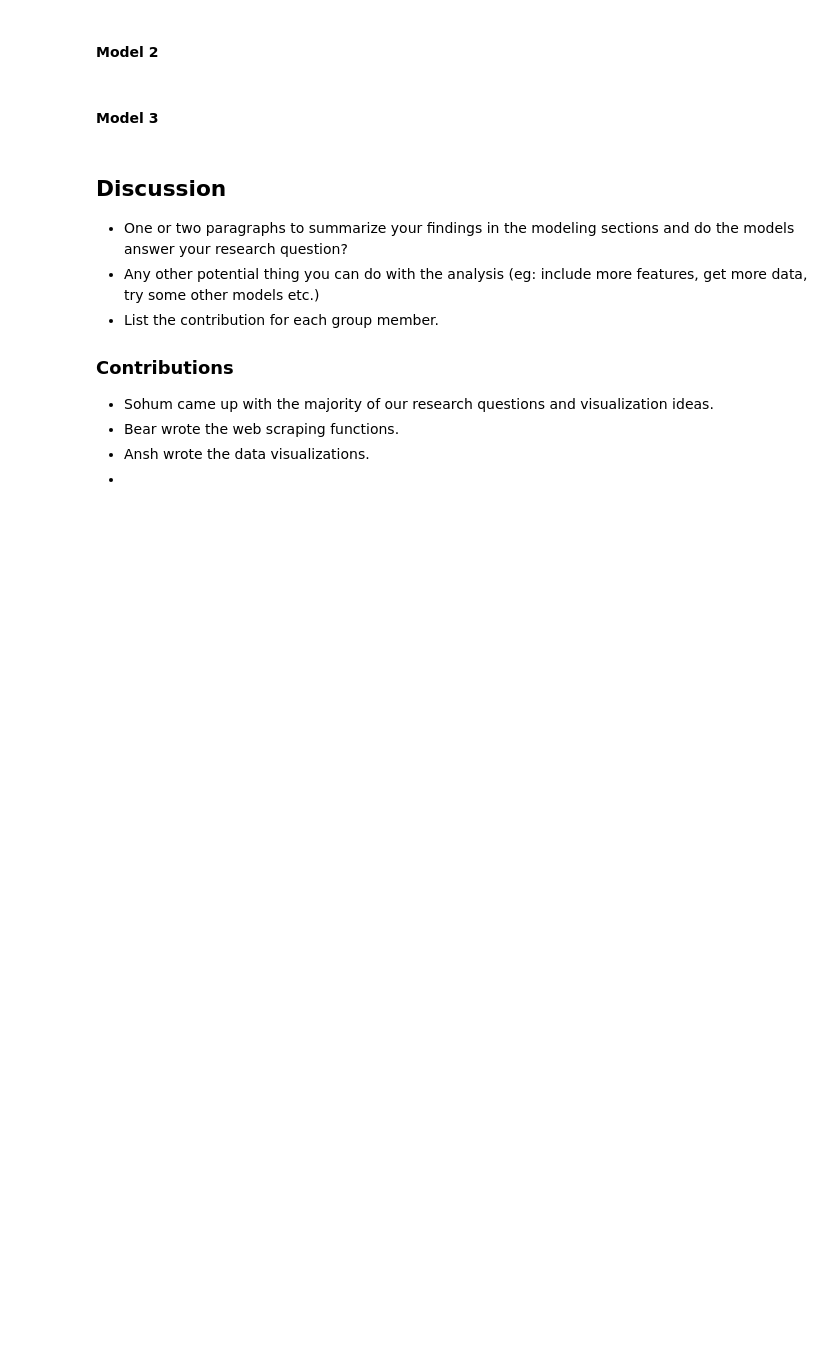
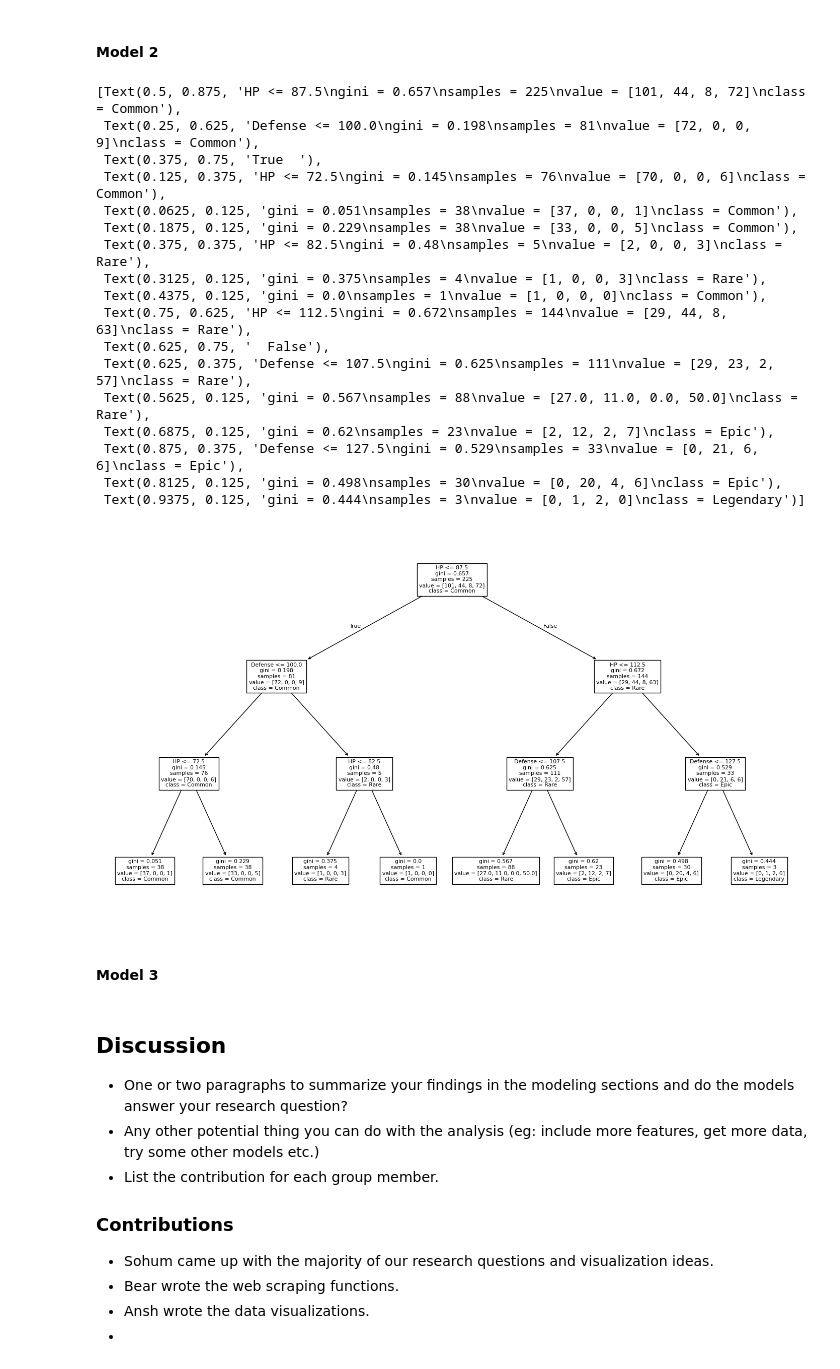
Before and after one commit to sbalsara05/DS3000Project, a Jupyter notebook: template.ipynb, the cells around one changed output. Saved outputs shown, nothing was run; the diff lists cells and outputs as text; code cells hidden in the pictures; blank space fills up the shorter version.

Commit message:
continued filling in template and fixed figure 2. template is now the only file with the correct visualization code

```diff
--- a/template.ipynb
+++ b/template.ipynb
@@ -357,30 +499,3 @@ def fit_linear(df, y_feat, x_feat):
     return r2, slope, intercept
 # %% [markdown]
 #### Model 1
-# %%
-# Create Element Type column from one-hot element columns
-element_cols = ["Earth", "Fire", "Dragon", "Dark", "Electricity", "Water", "Ice", "Leaf", "Normal"]
-
-
-def get_element_type(row):
-    for col in element_cols:
-        if col in row.index and row[col] > 0:
-            return col
-    return "Unknown"
-
-
-pal_frame["Element Type"] = pal_frame.apply(get_element_type, axis=1)
-
-# Define fixed colors for each element
-element_colors = {
-    "Earth": "#8B4513",  # SaddleBrown
-    "Fire": "#FF4500",  # OrangeRed
-    "Dragon": "#800080",  # Purple
-    "Dark": "#2F4F4F",  # DarkSlateGray
-    "Electricity": "#FFD700",  # Gold
-    "Water": "#1E90FF",  # DodgerBlue
-    "Ice": "#00CED1",  # DarkTurquoise
-    "Leaf": "#228B22",  # ForestGreen
-    "Normal": "#A9A9A9",  # DarkGray
-    "Unknown": "#808080"  # Gray
-}
@@ -495,3 +532,31 @@ fig1.show()
+# %%
+x = pal_frame[["HP", "Defense"]]
+y = pal_frame["Rarity"]
+
+pal_dec_tree = tree.DecisionTreeClassifier(max_depth = 3)
+pal_dec_tree.fit(x, y)
+plt.figure()
+plt.gcf().set_size_inches(18, 10)
+tree.plot_tree(pal_dec_tree, feature_names = ["HP", "Defense"], class_names = pal_dec_tree.classes_)
+# %% [output]
+[Text(0.5, 0.875, 'HP <= 87.5\ngini = 0.657\nsamples = 225\nvalue = [101, 44, 8, 72]\nclass = Common'),
+ Text(0.25, 0.625, 'Defense <= 100.0\ngini = 0.198\nsamples = 81\nvalue = [72, 0, 0, 9]\nclass = Common'),
+ Text(0.375, 0.75, 'True  '),
+ Text(0.125, 0.375, 'HP <= 72.5\ngini = 0.145\nsamples = 76\nvalue = [70, 0, 0, 6]\nclass = Common'),
+ Text(0.0625, 0.125, 'gini = 0.051\nsamples = 38\nvalue = [37, 0, 0, 1]\nclass = Common'),
+ Text(0.1875, 0.125, 'gini = 0.229\nsamples = 38\nvalue = [33, 0, 0, 5]\nclass = Common'),
+ Text(0.375, 0.375, 'HP <= 82.5\ngini = 0.48\nsamples = 5\nvalue = [2, 0, 0, 3]\nclass = Rare'),
+ Text(0.3125, 0.125, 'gini = 0.375\nsamples = 4\nvalue = [1, 0, 0, 3]\nclass = Rare'),
+ Text(0.4375, 0.125, 'gini = 0.0\nsamples = 1\nvalue = [1, 0, 0, 0]\nclass = Common'),
+ Text(0.75, 0.625, 'HP <= 112.5\ngini = 0.672\nsamples = 144\nvalue = [29, 44, 8, 63]\nclass = Rare'),
+ Text(0.625, 0.75, '  False'),
+ Text(0.625, 0.375, 'Defense <= 107.5\ngini = 0.625\nsamples = 111\nvalue = [29, 23, 2, 57]\nclass = Rare'),
+ Text(0.5625, 0.125, 'gini = 0.567\nsamples = 88\nvalue = [27.0, 11.0, 0.0, 50.0]\nclass = Rare'),
+ Text(0.6875, 0.125, 'gini = 0.62\nsamples = 23\nvalue = [2, 12, 2, 7]\nclass = Epic'),
+ Text(0.875, 0.375, 'Defense <= 127.5\ngini = 0.529\nsamples = 33\nvalue = [0, 21, 6, 6]\nclass = Epic'),
+ Text(0.8125, 0.125, 'gini = 0.498\nsamples = 30\nvalue = [0, 20, 4, 6]\nclass = Epic'),
+ Text(0.9375, 0.125, 'gini = 0.444\nsamples = 3\nvalue = [0, 1, 2, 0]\nclass = Legendary')]
+[figure, added]
 # %% [markdown]
 #### Model 3
 # %%
```
Also changed, not shown: parts of 17 cells of this notebook, 3 other files.
